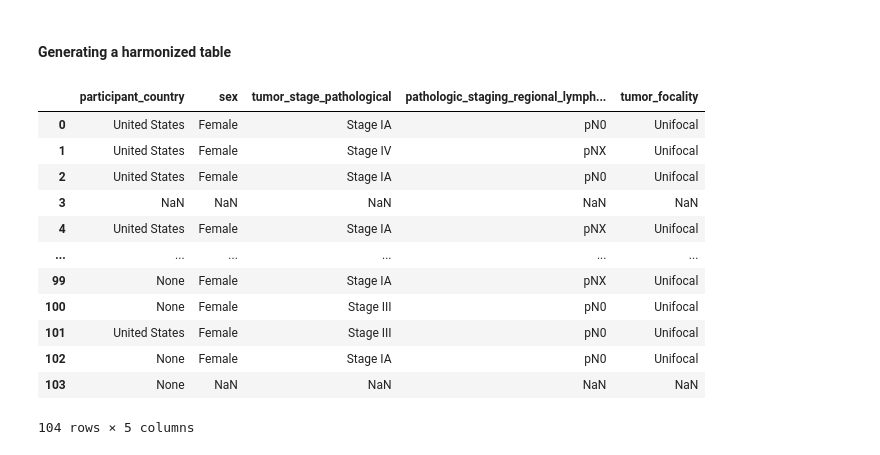
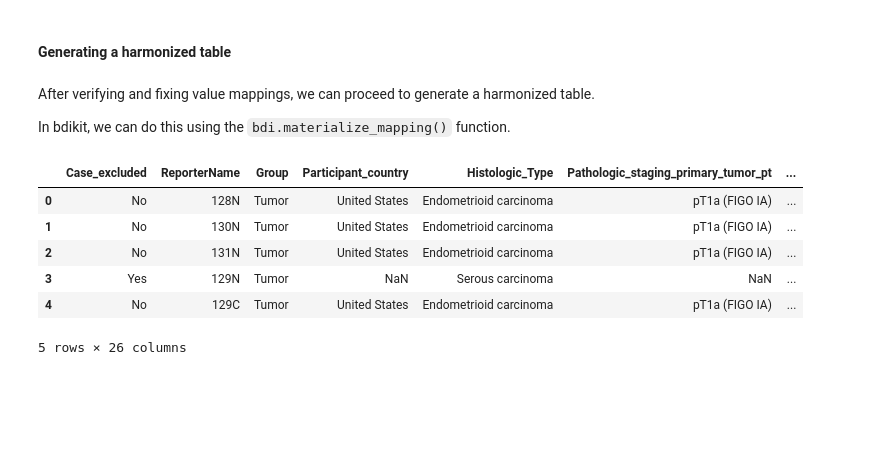
Before and after one commit to VIDA-NYU/biomedical-data-integration, a Jupyter notebook: examples/demo-ucec.ipynb, the cells around one changed output. Saved outputs shown, nothing was run; the diff lists cells and outputs as text; code cells hidden in the pictures; blank space fills up the shorter version.

```diff
--- a/examples/demo-ucec.ipynb
+++ b/examples/demo-ucec.ipynb
@@ -69,3 +117,4 @@ To do so using `bdi-kit`, we can use the `match_schema()` function to match colu
 # %%
-bdi.match_schema(df_source, df_target, method="ct_learning")
+schema_mapping = bdi.match_schema(df_source, df_target, method="max_val_sim")
+schema_mapping.head(15)
 # %% [output]
@@ -87,4 +138,0 @@ Extracting features from 213 columns...
-# %%
-pd.set_option('display.max_rows', None)
-schema_mapping = bdi.match_schema(df_source, df_target, method="ct_learning")
-schema_mapping
@@ -185,17 +164,10 @@ Once the matching columns are identified, we can standardize data to ensure that
 To do that, `bdikit` provides the function `match_values()` to find values that should potentially be merged. The library supports multiple methods to perform this task, including syntactic and semantic matching algorithms. In this example, we use the `tfidf` method, which finds values based on the similarity of character n-grams. Please, refer to the [bdikit documentation](https://bdi-kit.readthedocs.io/) to learn more about the methods available.
 # %%
 # Matches values from each pair of source-target columns
-value_matches = bdi.match_values(df_source, df_target, schema_mapping.head(250), method="tfidf")
+value_matches = bdi.match_values(df_source, df_target, schema_mapping, method="tfidf")
 
 # Print value matches
-for match in value_matches:
-    display(
-        Markdown(
-            f"<br>**Source column:** {match.attrs['source']}<br>"
-            f"**Target column:** {match.attrs['target']}<br>"
-        )
-    )
-    display(match)
+bdi.view_value_matches(value_matches, edit=False)
 # %% [output]
 <br>**Source column:** Case_excluded<br>**Target column:** Case_excluded<br>
 |  | source | target | similarity |
@@ -276,19 +217,17 @@ list(df_target.columns)
 # %% [markdown]
 #### Generating a harmonized table
+# %% [markdown]
+After verifying and fixing value mappings, we can proceed to generate a harmonized table.
+
+In bdikit, we can do this using the `bdi.materialize_mapping()` function.
 # %%
 df_mapped = bdi.materialize_mapping(df_source, value_matches)
-df_mapped
+df_mapped.head(5)
 # %% [output]
-|  | participant_country | sex | tumor_stage_pathological | pathologic_staging_regional_lymph... | tumor_focality |
-| 0 | United States | Female | Stage IA | pN0 | Unifocal |
-| 1 | United States | Female | Stage IV | pNX | Unifocal |
-| 2 | United States | Female | Stage IA | pN0 | Unifocal |
-| 3 | NaN | NaN | NaN | NaN | NaN |
-| 4 | United States | Female | Stage IA | pNX | Unifocal |
-| ... | ... | ... | ... | ... | ... |
-| 99 | None | Female | Stage IA | pNX | Unifocal |
-| 100 | None | Female | Stage III | pN0 | Unifocal |
-| 101 | United States | Female | Stage III | pN0 | Unifocal |
-| 102 | None | Female | Stage IA | pN0 | Unifocal |
-| 103 | None | NaN | NaN | NaN | NaN |
+|  | Case_excluded | ReporterName | Group | Participant_country | Histologic_Type | Pathologic_staging_primary_tumor_pt | ... |
+| 0 | No | 128N | Tumor | United States | Endometrioid carcinoma | pT1a (FIGO IA) | ... |
+| 1 | No | 130N | Tumor | United States | Endometrioid carcinoma | pT1a (FIGO IA) | ... |
+| 2 | No | 131N | Tumor | United States | Endometrioid carcinoma | pT1a (FIGO IA) | ... |
+| 3 | Yes | 129N | Tumor | NaN | Serous carcinoma | NaN | ... |
+| 4 | No | 129C | Tumor | United States | Endometrioid carcinoma | pT1a (FIGO IA) | ... |
-104 rows × 5 columns
+5 rows × 26 columns
```
Also changed, not shown: parts of 22 cells of this notebook, 1 other file.
